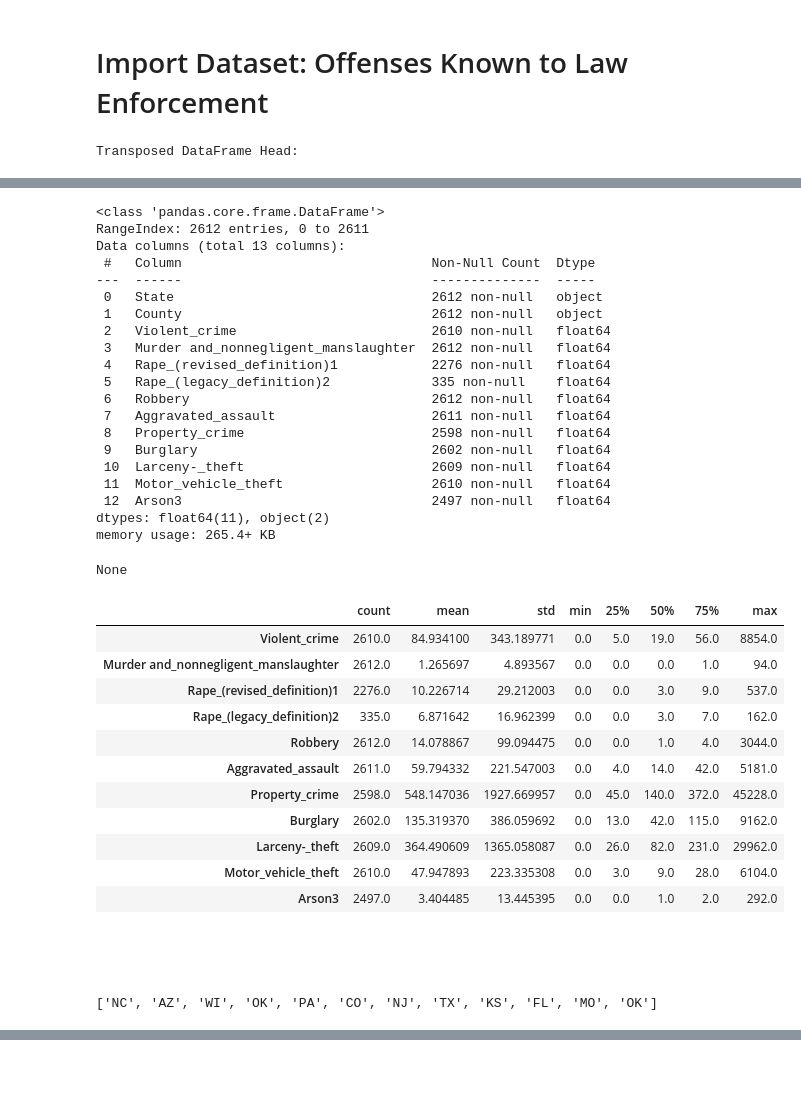
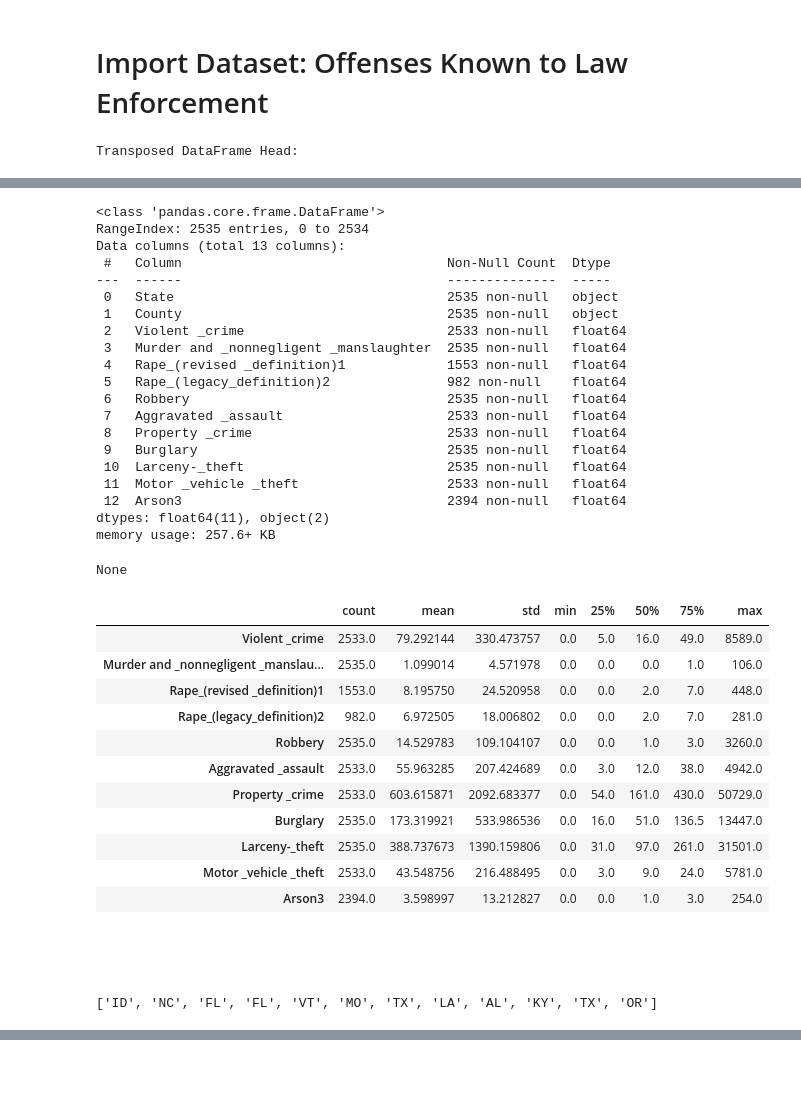
Before and after one commit to Shane-McCallum/Diversity-and-Violence--Is-there-a-connection-, a Jupyter notebook: Notebooks/Data Prep.ipynb, the cells around one changed output, grey strips where cells are left out. Saved outputs shown, nothing was run; the diff lists cells and outputs as text; code cells hidden in the pictures.

Commit message:
Moved to 2013 Offenses data to match Diversity

```diff
--- a/Notebooks/Data Prep.ipynb
+++ b/Notebooks/Data Prep.ipynb
@@ -107,7 +107,7 @@ None
 # %% [markdown]
 # Import Dataset: Offenses Known to Law Enforcement
 # %%
-dfoff = pd.read_excel(datap/"Table_8_Offenses_Known_to_Law_Enforcement_by_State_by_Metropolitan_and_Nonmetropolitan_Counties_2016.xls", \
+dfoff = pd.read_excel(datap/"Table_10_Offenses_Known_to_Law_Enforcement_by_State_by_Metropolitan_and_Nonmetropolitan_Counties_2013.xls", \
     skiprows=4)
 
 # clean the labels
@@ -145,37 +145,37 @@ Transposed DataFrame Head:
 | Arson3 | NaN | NaN | NaN | NaN | NaN | NaN |
 <class 'pandas.core.frame.DataFrame'>
-RangeIndex: 2612 entries, 0 to 2611
+RangeIndex: 2535 entries, 0 to 2534
 Data columns (total 13 columns):
- #   Column                                Non-Null Count  Dtype
----  ------                                --------------  -----
- 0   State                                 2612 non-null   object
- 1   County                                2612 non-null   object
- 2   Violent_crime                         2610 non-null   float64
- 3   Murder and_nonnegligent_manslaughter  2612 non-null   float64
- 4   Rape_(revised_definition)1            2276 non-null   float64
- 5   Rape_(legacy_definition)2             335 non-null    float64
- 6   Robbery                               2612 non-null   float64
- 7   Aggravated_assault                    2611 non-null   float64
- 8   Property_crime                        2598 non-null   float64
- 9   Burglary                              2602 non-null   float64
- 10  Larceny-_theft                        2609 non-null   float64
- 11  Motor_vehicle_theft                   2610 non-null   float64
- 12  Arson3                                2497 non-null   float64
+ #   Column                                  Non-Null Count  Dtype
+---  ------                                  --------------  -----
+ 0   State                                   2535 non-null   object
+ 1   County                                  2535 non-null   object
+ 2   Violent _crime                          2533 non-null   float64
+ 3   Murder and _nonnegligent _manslaughter  2535 non-null   float64
+ 4   Rape_(revised _definition)1             1553 non-null   float64
+ 5   Rape_(legacy_definition)2               982 non-null    float64
+ 6   Robbery                                 2535 non-null   float64
+ 7   Aggravated _assault                     2533 non-null   float64
+ 8   Property _crime                         2533 non-null   float64
+ 9   Burglary                                2535 non-null   float64
+ 10  Larceny-_theft                          2535 non-null   float64
+ 11  Motor _vehicle _theft                   2533 non-null   float64
+ 12  Arson3                                  2394 non-null   float64
 dtypes: float64(11), object(2)
-memory usage: 265.4+ KB
+memory usage: 257.6+ KB
 None
 |  | count | mean | std | min | 25% | 50% | 75% | max |
-| Violent_crime | 2610.0 | 84.934100 | 343.189771 | 0.0 | 5.0 | 19.0 | 56.0 | 8854.0 |
-| Murder and_nonnegligent_manslaughter | 2612.0 | 1.265697 | 4.893567 | 0.0 | 0.0 | 0.0 | 1.0 | 94.0 |
-| Rape_(revised_definition)1 | 2276.0 | 10.226714 | 29.212003 | 0.0 | 0.0 | 3.0 | 9.0 | 537.0 |
-| Rape_(legacy_definition)2 | 335.0 | 6.871642 | 16.962399 | 0.0 | 0.0 | 3.0 | 7.0 | 162.0 |
-| Robbery | 2612.0 | 14.078867 | 99.094475 | 0.0 | 0.0 | 1.0 | 4.0 | 3044.0 |
-| Aggravated_assault | 2611.0 | 59.794332 | 221.547003 | 0.0 | 4.0 | 14.0 | 42.0 | 5181.0 |
-| Property_crime | 2598.0 | 548.147036 | 1927.669957 | 0.0 | 45.0 | 140.0 | 372.0 | 45228.0 |
-| Burglary | 2602.0 | 135.319370 | 386.059692 | 0.0 | 13.0 | 42.0 | 115.0 | 9162.0 |
-| Larceny-_theft | 2609.0 | 364.490609 | 1365.058087 | 0.0 | 26.0 | 82.0 | 231.0 | 29962.0 |
-| Motor_vehicle_theft | 2610.0 | 47.947893 | 223.335308 | 0.0 | 3.0 | 9.0 | 28.0 | 6104.0 |
-| Arson3 | 2497.0 | 3.404485 | 13.445395 | 0.0 | 0.0 | 1.0 | 2.0 | 292.0 |
+| Violent _crime | 2533.0 | 79.292144 | 330.473757 | 0.0 | 5.0 | 16.0 | 49.0 | 8589.0 |
+| Murder and _nonnegligent _manslau... | 2535.0 | 1.099014 | 4.571978 | 0.0 | 0.0 | 0.0 | 1.0 | 106.0 |
+| Rape_(revised _definition)1 | 1553.0 | 8.195750 | 24.520958 | 0.0 | 0.0 | 2.0 | 7.0 | 448.0 |
+| Rape_(legacy_definition)2 | 982.0 | 6.972505 | 18.006802 | 0.0 | 0.0 | 2.0 | 7.0 | 281.0 |
+| Robbery | 2535.0 | 14.529783 | 109.104107 | 0.0 | 0.0 | 1.0 | 3.0 | 3260.0 |
+| Aggravated _assault | 2533.0 | 55.963285 | 207.424689 | 0.0 | 3.0 | 12.0 | 38.0 | 4942.0 |
+| Property _crime | 2533.0 | 603.615871 | 2092.683377 | 0.0 | 54.0 | 161.0 | 430.0 | 50729.0 |
+| Burglary | 2535.0 | 173.319921 | 533.986536 | 0.0 | 16.0 | 51.0 | 136.5 | 13447.0 |
+| Larceny-_theft | 2535.0 | 388.737673 | 1390.159806 | 0.0 | 31.0 | 97.0 | 261.0 | 31501.0 |
+| Motor _vehicle _theft | 2533.0 | 43.548756 | 216.488495 | 0.0 | 3.0 | 9.0 | 24.0 | 5781.0 |
+| Arson3 | 2394.0 | 3.598997 | 13.212827 | 0.0 | 0.0 | 1.0 | 3.0 | 254.0 |
 # %% [markdown]
 <br>
 <br>
@@ -188,7 +188,7 @@ dfoff['State'] = dfoff['State'].str.title()  # to standard capitalization
 dfoff['State'] = dfoff['State'].apply(lambda x: us_state_abbrev[x])  # convert full State names to abbreviations
 dfoff['State'].sample(12).tolist()  # display a random sample of States
 # %% [output]
-['NC', 'AZ', 'WI', 'OK', 'PA', 'CO', 'NJ', 'TX', 'KS', 'FL', 'MO', 'OK']
+['ID', 'NC', 'FL', 'FL', 'VT', 'MO', 'TX', 'LA', 'AL', 'KY', 'TX', 'OR']
 # %%
 # Sort by geographical location
 dfoff = dfoff.sort_values(by=['State', 'County']).reset_index(drop=True)
```
Also changed, not shown: parts of 3 cells of this notebook, 1 other file.
